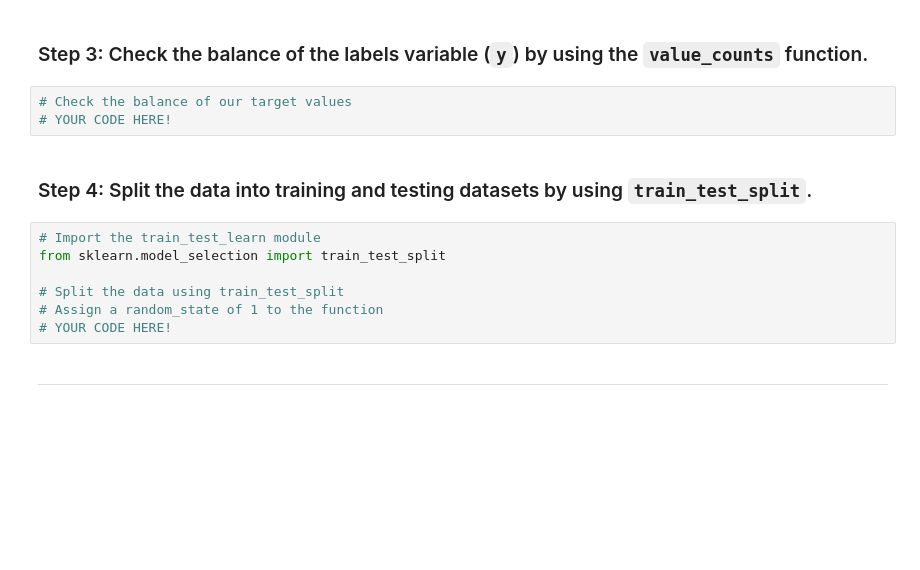
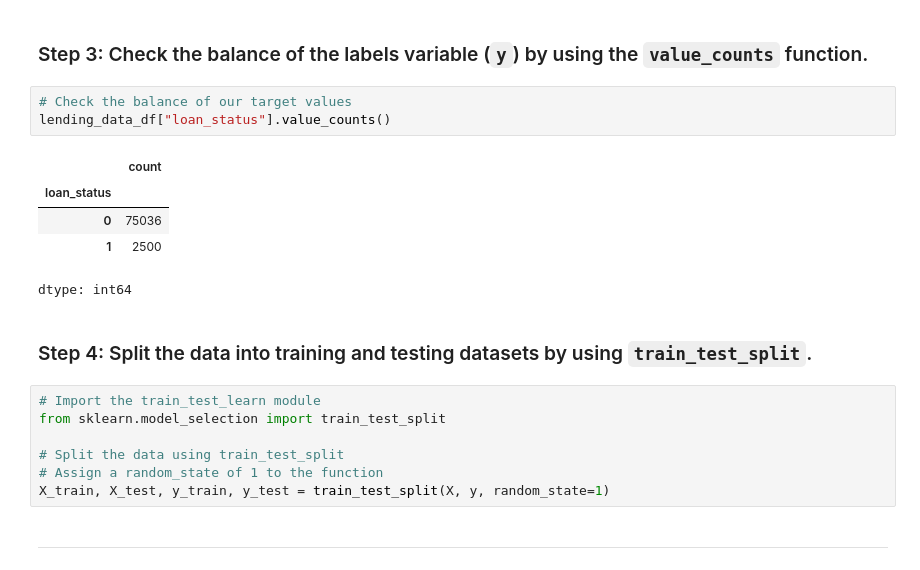
Before and after one commit to BriannaAmy/credit-risk-classification, a Jupyter notebook: credit_risk_classification.ipynb, the cells around one changed output. Saved outputs shown, nothing was run; the diff lists cells and outputs as text; blank space fills up the shorter version.

```diff
--- a/credit_risk_classification.ipynb
+++ b/credit_risk_classification.ipynb
@@ -45,7 +55,13 @@ lending_data_df.head()
 ### Step 3: Check the balance of the labels variable (`y`) by using the `value_counts` function.
 # %%
 # Check the balance of our target values
-# YOUR CODE HERE!
+lending_data_df["loan_status"].value_counts()
+# %% [output]
+|  | count |
+| loan_status |  |
+| 0 | 75036 |
+| 1 | 2500 |
+dtype: int64
 # %% [markdown]
 ### Step 4: Split the data into training and testing datasets by using `train_test_split`.
 # %%
@@ -54,7 +70,7 @@ from sklearn.model_selection import train_test_split
 
 # Split the data using train_test_split
 # Assign a random_state of 1 to the function
-# YOUR CODE HERE!
+X_train, X_test, y_train, y_test = train_test_split(X, y, random_state=1)
 # %% [markdown]
 ---
 # %% [markdown]
```
Also changed, not shown: parts of 21 cells of this notebook.
